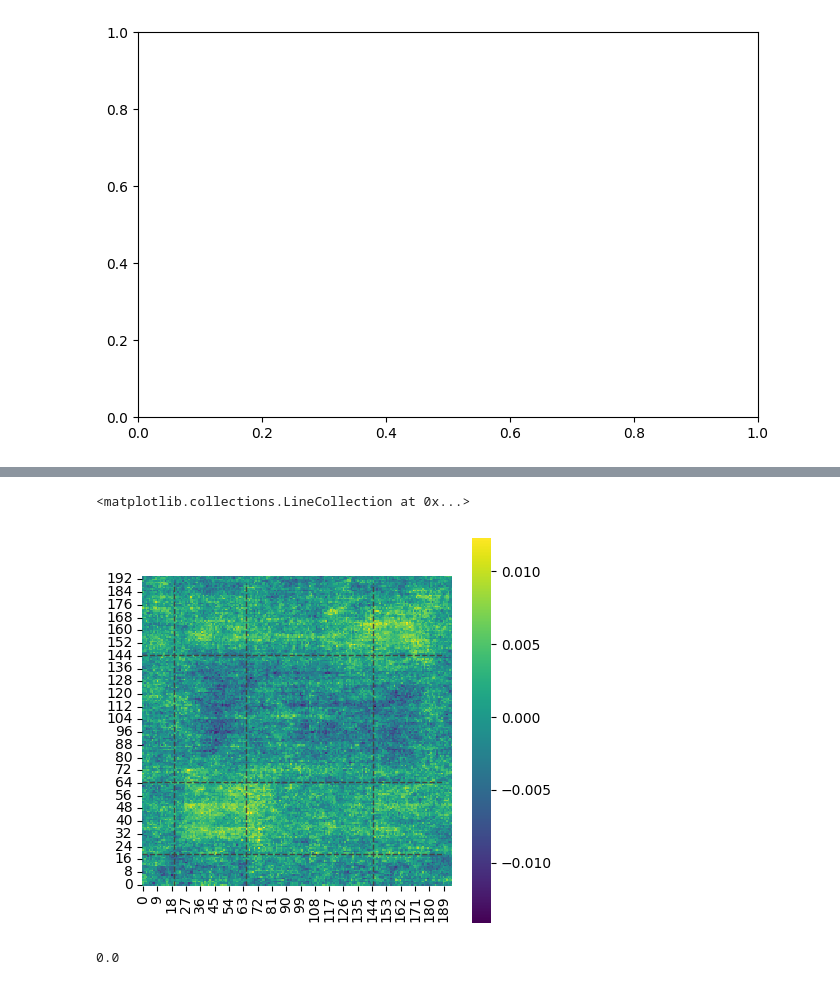
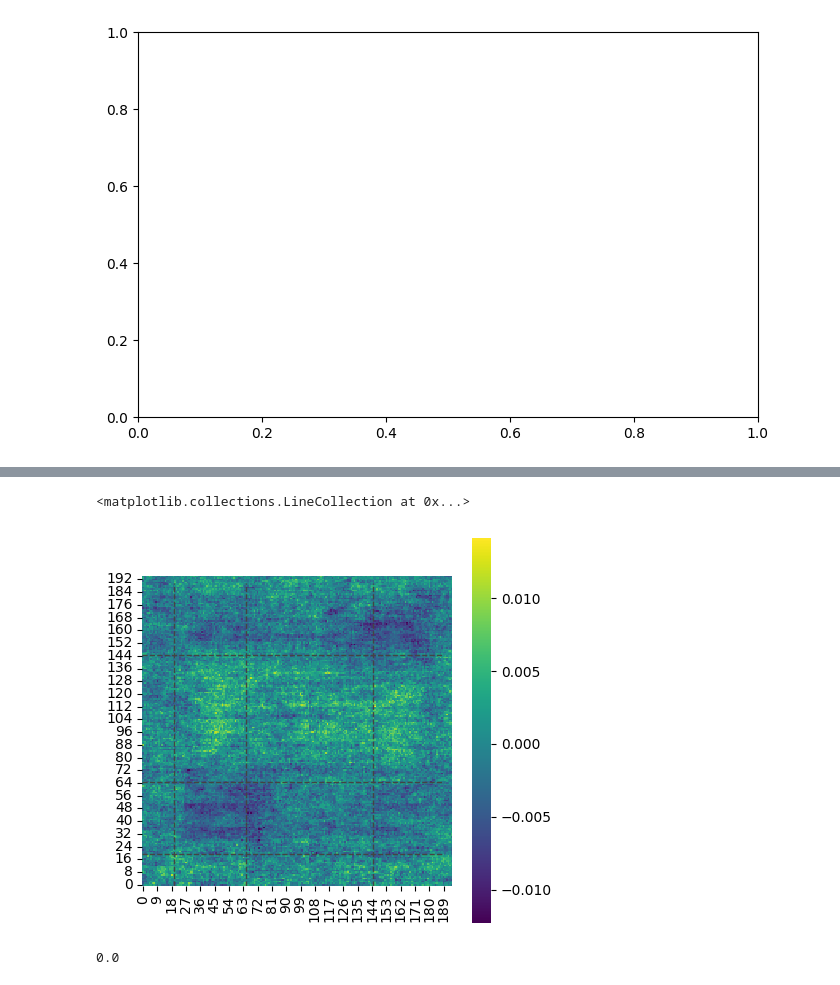
Before and after one commit to Ibos-lab/Users, a Jupyter notebook: losadac/decoder/test_param_c.ipynb, the cells around one changed output, grey strips where cells are left out. Cells and saved outputs as stored; diff of their text form; code cells hidden in the pictures.

```diff
--- a/losadac/decoder/test_param_c.ipynb
+++ b/losadac/decoder/test_param_c.ipynb
@@ -355,7 +355,7 @@ AttributeError: 'Results' object has no attribute 'list_mean_w'
 [figure]
 # %%
 allres=[]
-for c in [0.1, 0.001,100000,10]:
+for c in [0.1,0.001]:
     res=Results.from_python_hdf5(f'/envau/work/invibe/USERS/IBOS/data/Riesling/TSCM/OpenEphys/decoding/test_c_param/2024_09_11_16_23_10/in_rf/orient/lip/{c}/performance_decoder.h5')
     lat_data = np.sum(res.perf > 10, axis=0)
     mean_data = np.mean(res.perf, axis=0) / totatest
@@ -384,10 +384,10 @@ for c in [0.1, 0.001,100000,10]:
 # %%
-allres=[]
-for c in [0.1, 0.001,100000,10]:
-    res=Results.from_python_hdf5(f'/envau/work/invibe/USERS/IBOS/data/Riesling/TSCM/OpenEphys/decoding/test_c_param/2024_09_11_17_01_03/in_rf/orient/lip/{c}/performance_decoder.h5')
+allres1=[]
+for c in [0.1,0.001,0.0001,100000]:
+    res=Results.from_python_hdf5(f'/envau/work/invibe/USERS/IBOS/data/Riesling/TSCM/OpenEphys/decoding/test_c_param/2024_09_11_17_30_28/in_rf/orient/lip/{c}/performance_decoder.h5')
     lat_data = np.sum(res.perf > 10, axis=0)
     mean_data = np.mean(res.perf, axis=0) / totatest
-    allres.append(mean_data)
+    allres1.append(mean_data)
     f,ax=plt.subplots(figsize=(5,5))
     ticks= [20,65,145,190]
     label_ticks = ((np.array([20,65,20,65])-20)*10).astype(str)
@@ -405,22 +427,19 @@ for c in [0.1, 0.001,100000,10]:
 # %%
-
 f,ax=plt.subplots(figsize=(5,5))
 ticks= [20,65,145,190]
 label_ticks = ((np.array([20,65,20,65])-20)*10).astype(str)
-sns.heatmap(allres[1]-allres[3],ax=ax,cmap='viridis',square=True)
+sns.heatmap(allres1[-1]-allres1[1],ax=ax,cmap='viridis',square=True)
 xx,yy=define_contour_latencies(lat_data, thresh=950)
-
-
 ax.axes.invert_yaxis()
 ax.vlines([20,65],0,190,'#444444','--',linewidth=1)
 ax.hlines([20,65],0,190,'#444444','--',linewidth=1)
 # ax.vlines([105],0,190,'white',linewidth=3)
 # ax.hlines([105],0,190,'white',linewidth=3)
 ax.vlines([145],0,190,'#444444','--',linewidth=1)
 ax.hlines([145],0,190,'#444444','--',linewidth=1)
 # %% [output]
 <matplotlib.collections.LineCollection at 0x...>
-[figure, old version]
+[figure, new version]
 # %%
 np.sum(res1.mean_data-res2.mean_data)
 # %% [output]
```
Also changed, not shown: parts of 5 cells of this notebook, 1 other file.
